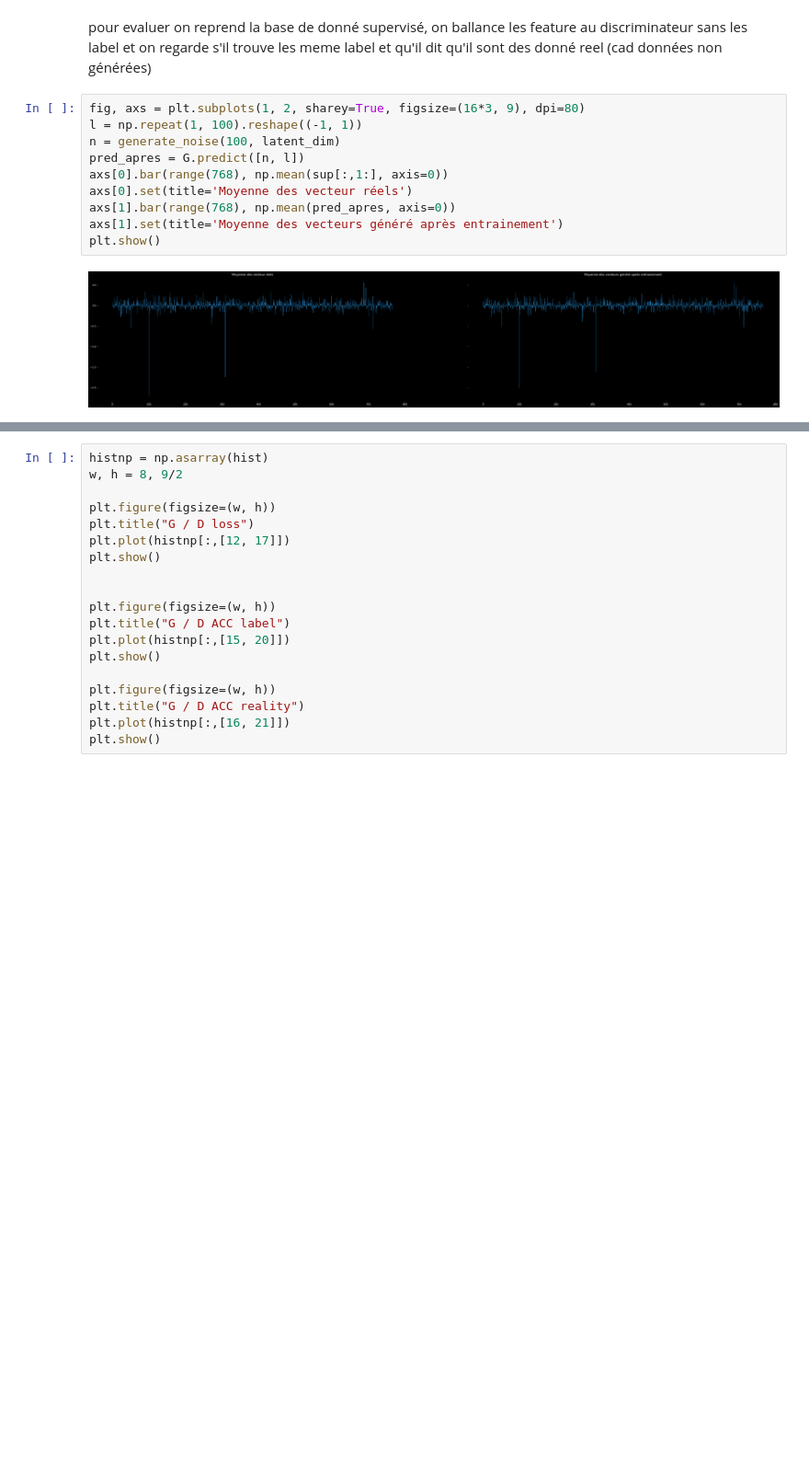
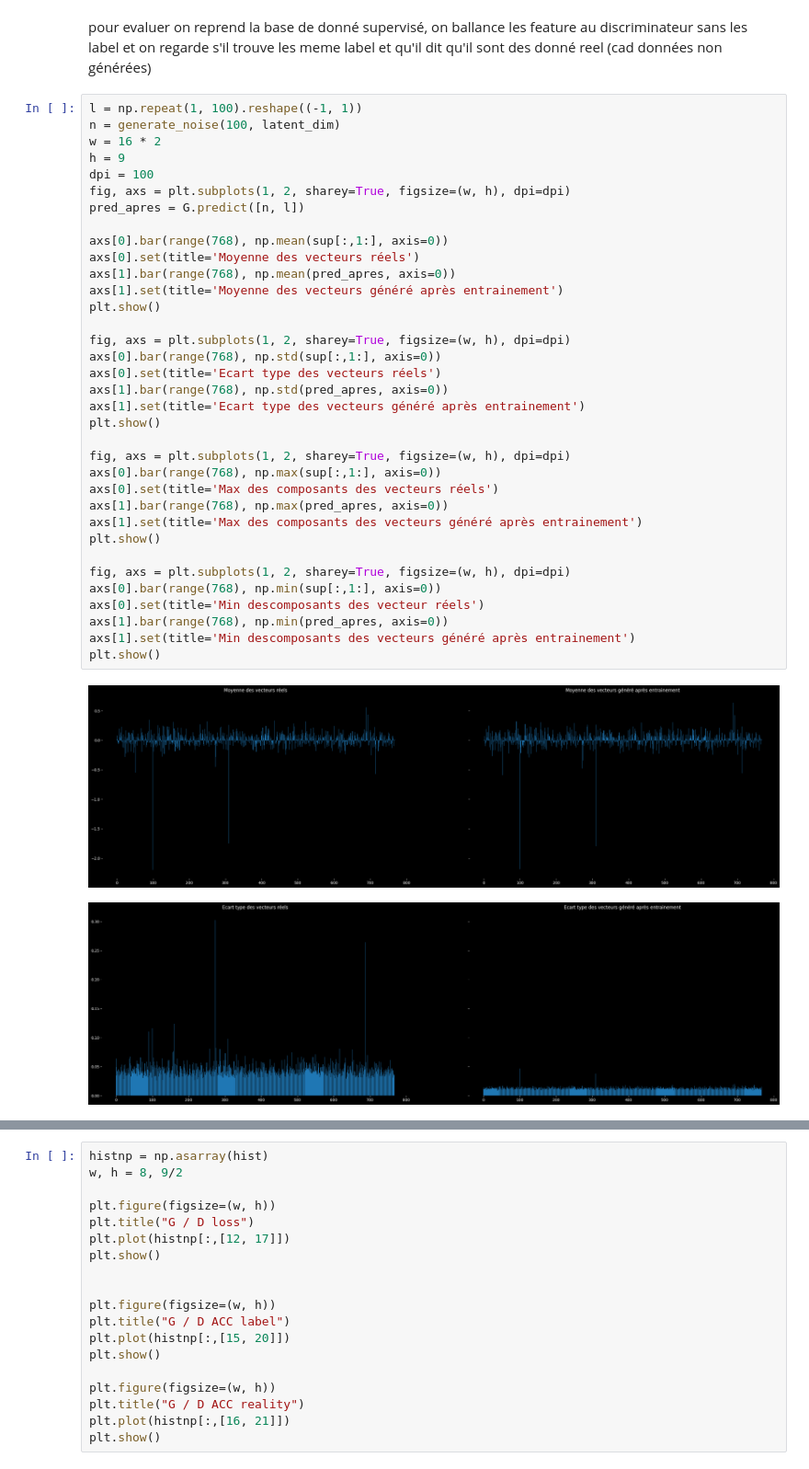
Before and after one commit to DylanBaptiste/TER-M2, a Jupyter notebook: main_ok2.ipynb, the cells around one changed output, grey strips where cells are left out. Shown at 92% size. Saved outputs shown, nothing was run; the diff lists cells and outputs as text; blank space fills up the shorter version.

Commit message:
evaluation visuel du generateur

```diff
--- a/main_ok2.ipynb
+++ b/main_ok2.ipynb
@@ -351,15 +351,41 @@ plt.show()
 [figure]
 # %% [markdown]
 pour evaluer on reprend la base de donné supervisé, on ballance les feature au discriminateur sans les label et on regarde s'il trouve les meme label et qu'il dit qu'il sont des donné reel (cad données non générées)
-# %%
-fig, axs = plt.subplots(1, 2, sharey=True, figsize=(16*3, 9), dpi=80)
-l = np.repeat(1, 100).reshape((-1, 1))
-n = generate_noise(100, latent_dim)
-pred_apres = G.predict([n, l])
-axs[0].bar(range(768), np.mean(sup[:,1:], axis=0))
-axs[0].set(title='Moyenne des vecteur réels')
-axs[1].bar(range(768), np.mean(pred_apres, axis=0))
-axs[1].set(title='Moyenne des vecteurs généré après entrainement')
-plt.show()
-# %% [output]
-[figure, removed]
+# %%
+l = np.repeat(1, 100).reshape((-1, 1))
+n = generate_noise(100, latent_dim)
+w = 16 * 2
+h = 9
+dpi = 100
+fig, axs = plt.subplots(1, 2, sharey=True, figsize=(w, h), dpi=dpi)
+pred_apres = G.predict([n, l])
+
+axs[0].bar(range(768), np.mean(sup[:,1:], axis=0))
+axs[0].set(title='Moyenne des vecteurs réels')
+axs[1].bar(range(768), np.mean(pred_apres, axis=0))
+axs[1].set(title='Moyenne des vecteurs généré après entrainement')
+plt.show()
+
+fig, axs = plt.subplots(1, 2, sharey=True, figsize=(w, h), dpi=dpi)
+axs[0].bar(range(768), np.std(sup[:,1:], axis=0))
+axs[0].set(title='Ecart type des vecteurs réels')
+axs[1].bar(range(768), np.std(pred_apres, axis=0))
+axs[1].set(title='Ecart type des vecteurs généré après entrainement')
+plt.show()
+
+fig, axs = plt.subplots(1, 2, sharey=True, figsize=(w, h), dpi=dpi)
+axs[0].bar(range(768), np.max(sup[:,1:], axis=0))
+axs[0].set(title='Max des composants des vecteurs réels')
+axs[1].bar(range(768), np.max(pred_apres, axis=0))
+axs[1].set(title='Max des composants des vecteurs généré après entrainement')
+plt.show()
+
+fig, axs = plt.subplots(1, 2, sharey=True, figsize=(w, h), dpi=dpi)
+axs[0].bar(range(768), np.min(sup[:,1:], axis=0))
+axs[0].set(title='Min descomposants des vecteur réels')
+axs[1].bar(range(768), np.min(pred_apres, axis=0))
+axs[1].set(title='Min descomposants des vecteurs généré après entrainement')
+plt.show()
+# %% [output]
+[figure, added]
+[figure, added]
```
Also changed, not shown: parts of 9 cells of this notebook.
